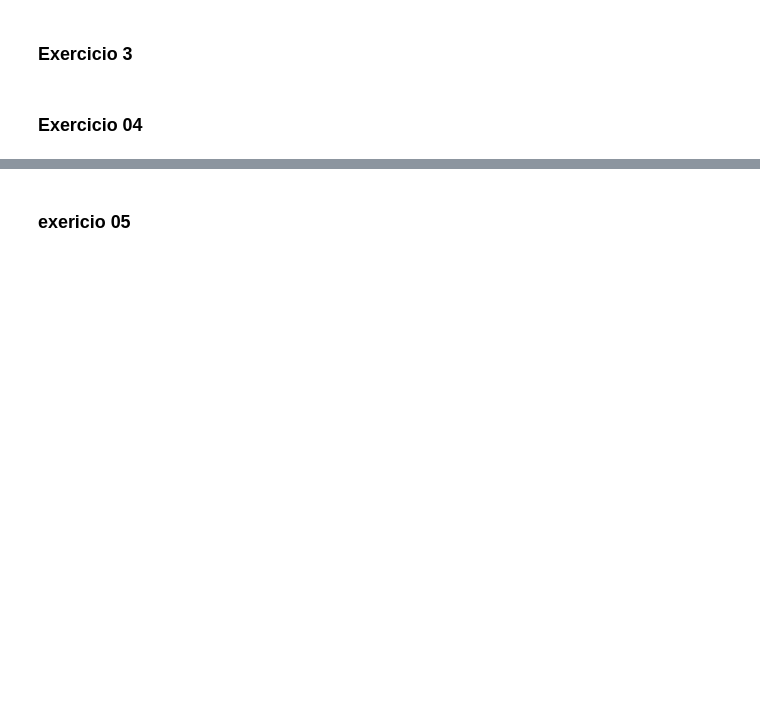
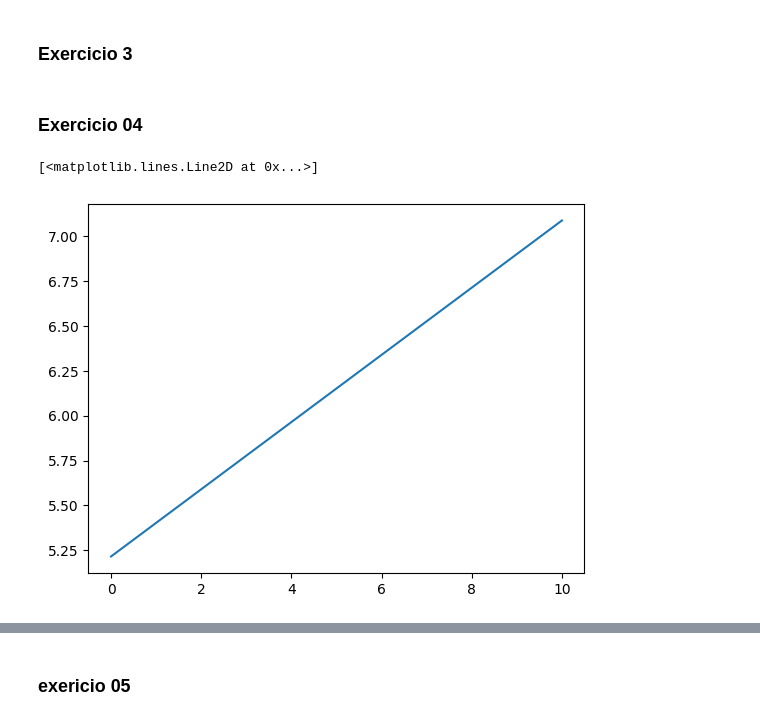
Before and after one commit to caueSordi/lista_5_calc_num, a Jupyter notebook: lista_05.ipynb, the cells around one changed output, grey strips where cells are left out. Saved outputs shown, nothing was run; the diff lists cells and outputs as text; code cells hidden in the pictures; blank space fills up the shorter version.

```diff
--- a/lista_05.ipynb
+++ b/lista_05.ipynb
@@ -105,18 +105,46 @@ documen = open("data.txt", "r")
 data = documen.read().split("\n")
 #data = documen.readlines()
 
+# CONSTS
 c1 = []
 c2 = []
 c3 = []
 c4 = []
 
+# SPLITING VALUES
+
 for i in range(len(data)-1):
 
     dataSplit = data[i].split()
 
-    c1.append(dataSplit[0])
-    c2.append(dataSplit[1])
-    c3.append(dataSplit[2])
-    c4.append(dataSplit[3])
+    c1.append(float(dataSplit[0]))
+    c2.append(float(dataSplit[1]))
+    c3.append(float(dataSplit[2]))
+    c4.append(float(dataSplit[3]))
 
 documen.close()
+# %%
+A = np.zeros(shape=(100,2))
+At = np.zeros(shape=(100,2))
+A[:, 0] = 1
+A[:, 1] = c1
+
+# B = A^t @ A => matriz quadrada
+A_t=np.transpose(A)
+B=A_t@A
+
+# A^t Ac = A^t y -> Bc = A^t @ y
+y = np.zeros(shape=(100,1))
+y[:,0] = c3
+
+# Descobrindo a 'matriz' de coeficientes da equação polinomial de grau 1
+c = np.linalg.solve(B,(A_t@y))
+
+# Avaliando em diversos pontos
+x_graph = np.linspace(0, 10, 1000)
+y_graph = np.polyval(c, x_graph)
+
+plt.plot(x_graph, y_graph)
+# %% [output]
+[<matplotlib.lines.Line2D at 0x...>]
+[figure, added]
```
Also changed, not shown: parts of 13 cells of this notebook.
